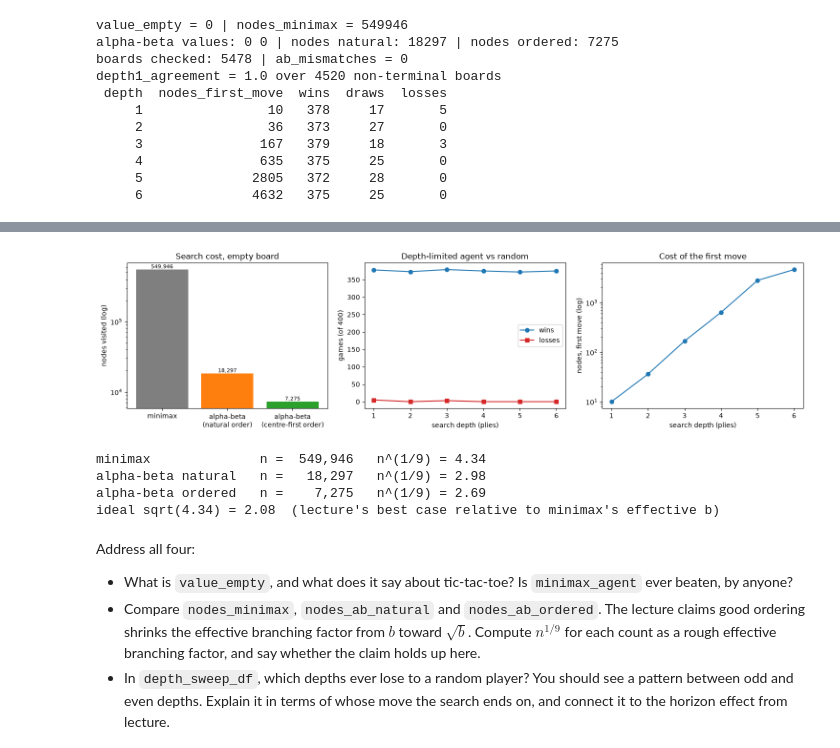
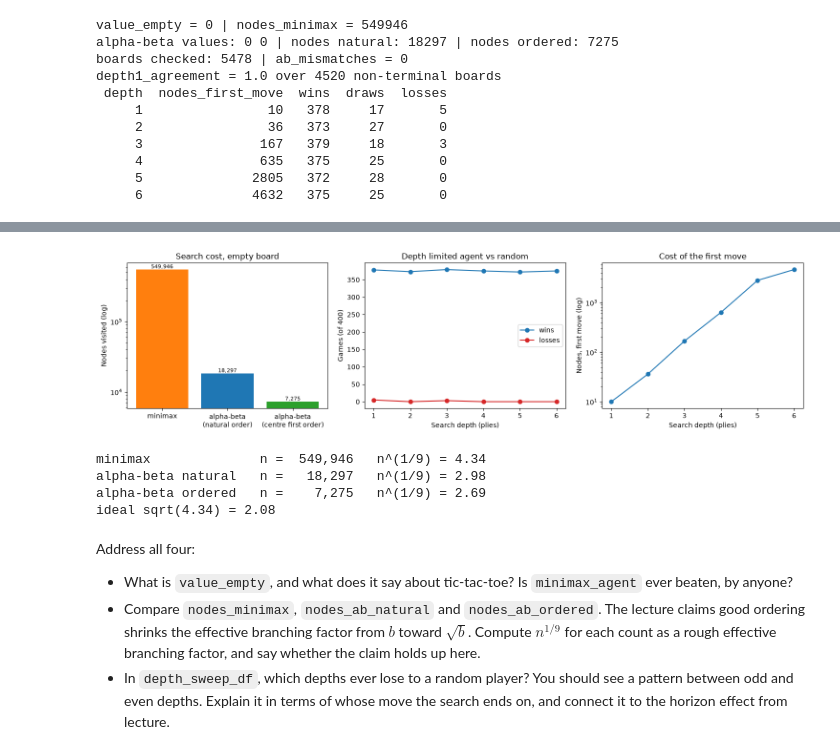
Before and after one commit to MandarBavdane/CS541-AI, a Jupyter notebook: Assignment_3/a3_solution.ipynb, the cells around one changed output, grey strips where cells are left out. Drawn from its saved outputs; the diff is of its cells as text; code cells hidden in the pictures.

```diff
--- a/Assignment_3/a3_solution.ipynb
+++ b/Assignment_3/a3_solution.ipynb
@@ -661,37 +633,43 @@ value of each move for the mover: {0: 1, 1: -1, 4: -1, 5: -1, 6: -1, 8: 1}
 # %%
-# Visualisations for Part 3.
+# Visualizations for Part 3.3
 fig, axes = plt.subplots(1, 3, figsize=(15, 4))
 
-# (a) cost of the three searches from the empty board (log scale because the gap is huge)
-labels = ["minimax", "alpha-beta\n(natural order)", "alpha-beta\n(centre-first order)"]
+# (a) Cost of the three searches from the empty board
+labels = ["minimax", "alpha-beta\n(natural order)", "alpha-beta\n(centre first order)"]
 counts = [nodes_minimax, nodes_ab_natural, nodes_ab_ordered]
-bars = axes[0].bar(labels, counts, color=["tab:gray", "tab:orange", "tab:green"])
-axes[0].set_yscale("log"); axes[0].set_ylabel("nodes visited (log)"); axes[0].set_title("Search cost, empty board")
+bars = axes[0].bar(labels, counts, color=["tab:orange", "tab:blue", "tab:green"])
+#used log scale as loss is huge
+axes[0].set_yscale("log")
+axes[0].set_ylabel("Nodes visited (log)")
+axes[0].set_title("Search cost, empty board")
 for b, c in zip(bars, counts):
     axes[0].text(b.get_x() + b.get_width() / 2, c, f"{c:,}", ha="center", va="bottom", fontsize=8)
 
-# (b) wins and losses against random players as the search depth grows (3.3 plot)
+# (b) Wins and losses against random players as the search depth grows
 axes[1].plot(depth_sweep_df["depth"], depth_sweep_df["wins"], "o-", color="tab:blue", label="wins")
-axes[1].plot(depth_sweep_df["depth"], depth_sweep_df["losses"], "s-", color="tab:red", label="losses")
-axes[1].set_xlabel("search depth (plies)"); axes[1].set_ylabel("games (of 400)")
-axes[1].set_title("Depth-limited agent vs random"); axes[1].legend()
+axes[1].plot(depth_sweep_df["depth"], depth_sweep_df["losses"], "o-", color="tab:red", label="losses")
+axes[1].set_xlabel("Search depth (plies)")
+axes[1].set_ylabel("Games (of 400)")
+axes[1].set_title("Depth limited agent vs random")
+axes[1].legend()
 
-# (c) nodes needed for the first move at each depth (log scale)
+# (c) Nodes needed for the first move at each depth
 axes[2].semilogy(depth_sweep_df["depth"], depth_sweep_df["nodes_first_move"], "o-")
-axes[2].set_xlabel("search depth (plies)"); axes[2].set_ylabel("nodes, first move (log)")
+axes[2].set_xlabel("Search depth (plies)")
+axes[2].set_ylabel("Nodes, first move (log)")
 axes[2].set_title("Cost of the first move")
 plt.tight_layout(); plt.show()
 
-# effective branching factor n^(1/9) for 3.4
+# Effective branching factor n^(1/9) for 3.4
 for name, n in zip(["minimax", "alpha-beta natural", "alpha-beta ordered"], counts):
     print("{:20s} n = {:>8,}   n^(1/9) = {:.2f}".format(name, n, n ** (1 / 9)))
-print("ideal sqrt(4.34) = {:.2f}  (lecture's best case relative to minimax's effective b)".format(math.sqrt(nodes_minimax ** (1 / 9))))
+print("ideal sqrt(4.34) = {:.2f} ".format(math.sqrt(nodes_minimax ** (1 / 9))))
 # %% [output]
-[figure, old version]
+[figure, new version]
 minimax              n =  549,946   n^(1/9) = 4.34
 alpha-beta natural   n =   18,297   n^(1/9) = 2.98
 alpha-beta ordered   n =    7,275   n^(1/9) = 2.69
-ideal sqrt(4.34) = 2.08  (lecture's best case relative to minimax's effective b)
+ideal sqrt(4.34) = 2.08
 # %% [markdown]
 Address all four:
 - What is `value_empty`, and what does it say about tic-tac-toe? Is `minimax_agent` ever beaten, by anyone?
```
Also changed, not shown: parts of 8 cells of this notebook.
